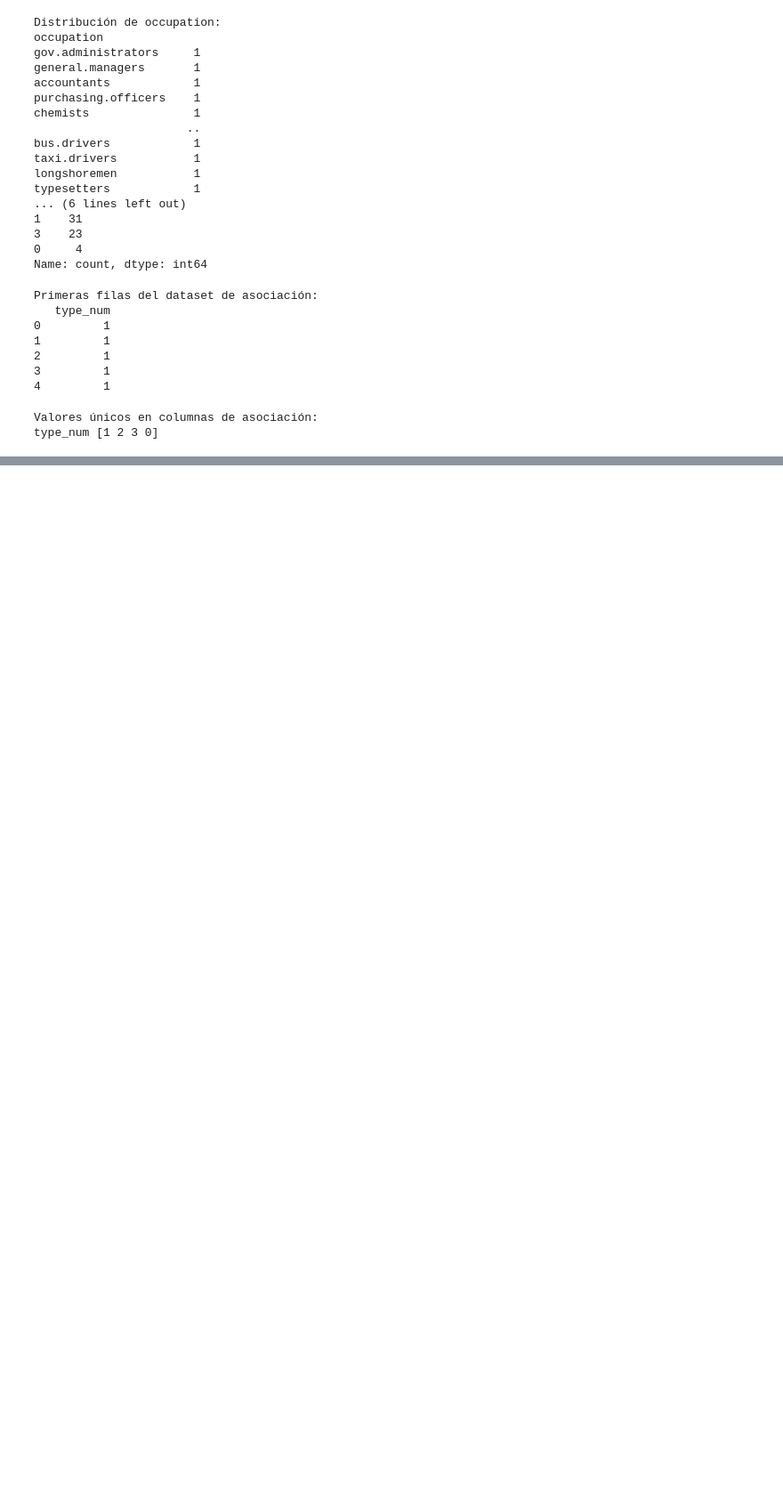
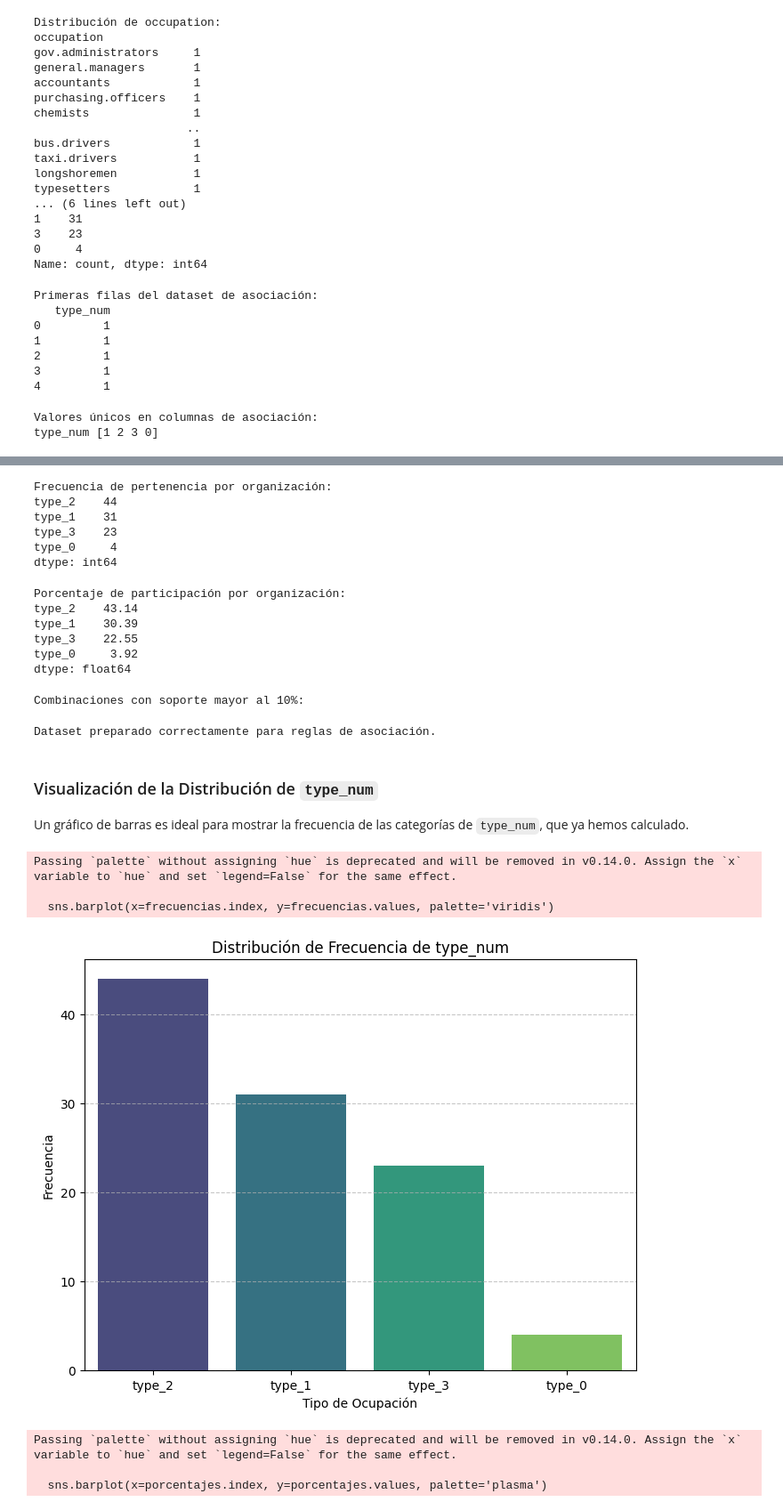
Before and after one commit to dechl-98/datamining, a Jupyter notebook: avanceDataEjercicio2_Preparación_de_datos.ipynb, the cells around one changed output, grey strips where cells are left out. Shown at 89% size. Saved outputs shown, nothing was run; the diff lists cells and outputs as text; code cells hidden in the pictures; blank space fills up the shorter version.

```diff
--- a/avanceDataEjercicio2_Preparación_de_datos.ipynb
+++ b/avanceDataEjercicio2_Preparación_de_datos.ipynb
@@ -199,3 +197,11 @@ for columna in columnas_asociacion:
 # %% [output]
 Valores únicos en columnas de asociación:
 type_num [1 2 3 0]
+# %%
+import pandas as pd
+df_asociacion_encoded = pd.get_dummies(df_asociacion['type_num'], prefix='type').astype(int)
+
+print("\nPrimeras filas del dataset codificado (One-Hot):")
+print(df_asociacion_encoded.head())
+print("\nTipos de datos después de la codificación One-Hot:")
+print(df_asociacion_encoded.dtypes)
@@ -201,0 +223,71 @@ type_num [1 2 3 0]
+# %%
+frecuencias = df_asociacion_encoded.sum().sort_values(ascending=False)
+
+print("\nFrecuencia de pertenencia por organización:")
+print(frecuencias)
+# %% [output]
+Frecuencia de pertenencia por organización:
+type_2    44
+type_1    31
+type_3    23
+type_0     4
+dtype: int64
+# %%
+porcentajes = (df_asociacion_encoded.mean() * 100).sort_values(ascending=False)
+
+print("\nPorcentaje de participación por organización:")
+print(porcentajes.round(2))
+# %% [output]
+Porcentaje de participación por organización:
+type_2    43.14
+type_1    30.39
+type_3    22.55
+type_0     3.92
+dtype: float64
+# %%
+print("\nCombinaciones con soporte mayor al 10%:")
+columnas_codificadas = df_asociacion_encoded.columns.tolist()
+
+for grupo_a, grupo_b in combinations(columnas_codificadas, 2):
+    # Calcular el soporte como la media de la intersección (AND lógico) de las dos columnas
+    soporte = (df_asociacion_encoded[grupo_a] & df_asociacion_encoded[grupo_b]).mean()
+
+    if soporte > 0.10:
+        print(f"{grupo_a} + {grupo_b} = {soporte:.4f}")
+# %% [output]
+Combinaciones con soporte mayor al 10%:
+# %%
+df_asociacion_encoded.to_csv("Ejercicio_2_preparado_asociacion.csv", index=False)
+
+print("\nDataset preparado correctamente para reglas de asociación.")
+# %% [output]
+Dataset preparado correctamente para reglas de asociación.
+# %% [markdown]
+### Visualización de la Distribución de `type_num`
+
+Un gráfico de barras es ideal para mostrar la frecuencia de las categorías de `type_num`, que ya hemos calculado.
+# %%
+# 18. Visualizar la distribución de type_num
+plt.figure(figsize=(8, 6))
+sns.barplot(x=frecuencias.index, y=frecuencias.values, palette='viridis')
+plt.title('Distribución de Frecuencia de type_num')
+plt.xlabel('Tipo de Ocupación')
+plt.ylabel('Frecuencia')
+plt.grid(axis='y', linestyle='--', alpha=0.7)
+plt.show()
+
+plt.figure(figsize=(8, 6))
+sns.barplot(x=porcentajes.index, y=porcentajes.values, palette='plasma')
+plt.title('Porcentaje de Participación por type_num')
+plt.xlabel('Tipo de Ocupación')
+plt.ylabel('Porcentaje (%)')
+plt.grid(axis='y', linestyle='--', alpha=0.7)
+plt.show()
+# %% [output]
+Passing `palette` without assigning `hue` is deprecated and will be removed in v0.14.0. Assign the `x` variable to `hue` and set `legend=False` for the same effect.
+
+  sns.barplot(x=frecuencias.index, y=frecuencias.values, palette='viridis')
+[figure, added]
+Passing `palette` without assigning `hue` is deprecated and will be removed in v0.14.0. Assign the `x` variable to `hue` and set `legend=False` for the same effect.
+
+  sns.barplot(x=porcentajes.index, y=porcentajes.values, palette='plasma')
```
Also changed, not shown: parts of 3 cells of this notebook.
